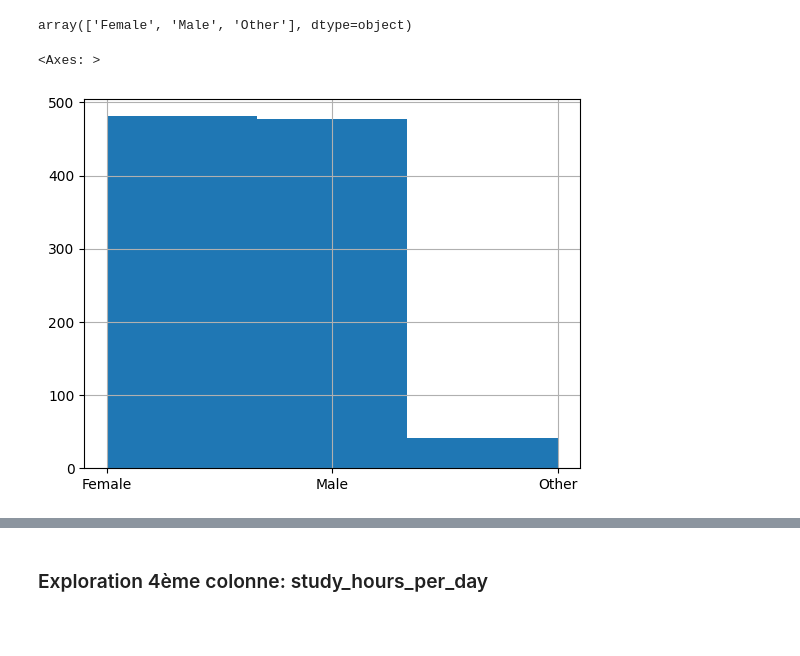
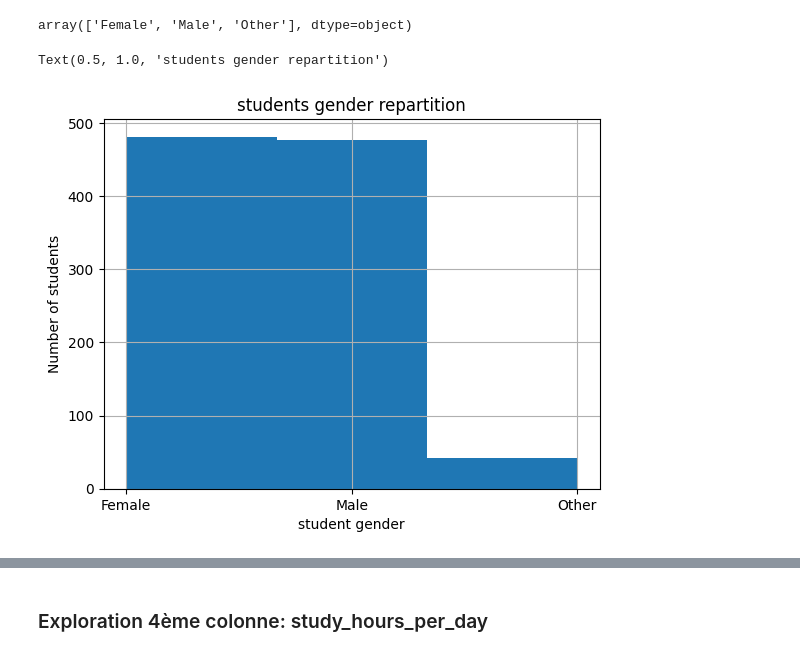
Before and after one commit to smazoyerdatascience/Student-Habits-vs-Academic-Performance, a Jupyter notebook: notebooks/student_habits_performance_EDA.ipynb, the cells around one changed output, grey strips where cells are left out. Cells and saved outputs as stored; diff of their text form; code cells hidden in the pictures; blank space fills up the shorter version.

```diff
--- a/notebooks/student_habits_performance_EDA.ipynb
+++ b/notebooks/student_habits_performance_EDA.ipynb
@@ -126,11 +129,14 @@ shp.gender.nunique()
 shp.gender.unique()
 # %% [output]
 array(['Female', 'Male', 'Other'], dtype=object)
-# %%
-shp.gender.hist(bins=3)
-# %% [output]
-<Axes: >
-[figure, removed]
+# %%
+shp.gender.hist(bins=3)
+plt.xlabel("student gender")
+plt.ylabel('Number of students')
+plt.title("students gender repartition")
+# %% [output]
+Text(0.5, 1.0, 'students gender repartition')
+[figure, added]
 # %%
 labels = 'Female', 'Male', 'Other'
 sizes = [shp.groupby("gender").count().id.iloc[0], shp.groupby("gender").count().id.iloc[1], shp.groupby("gender").count().id.iloc[2]]
```
Also changed, not shown: parts of 3 cells of this notebook.
